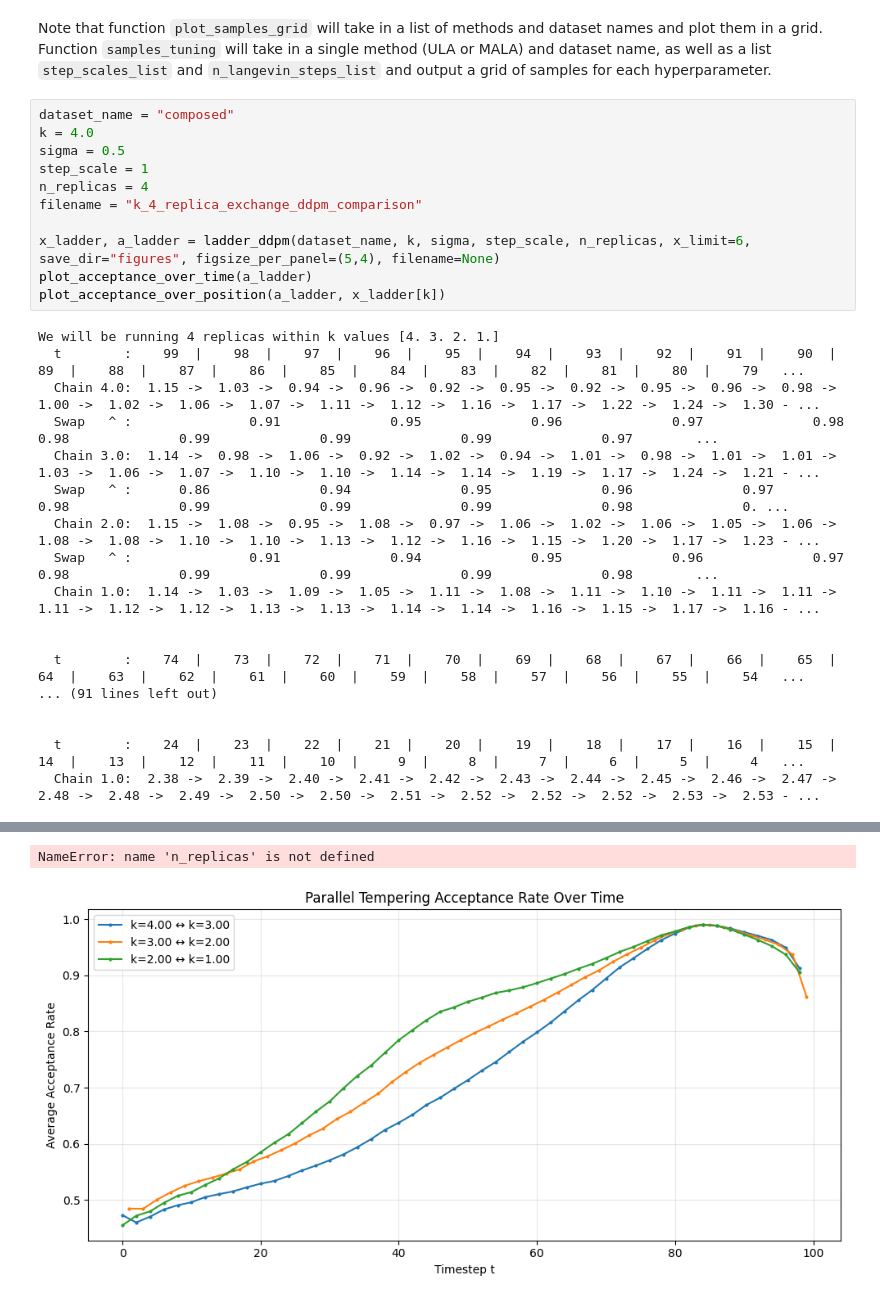
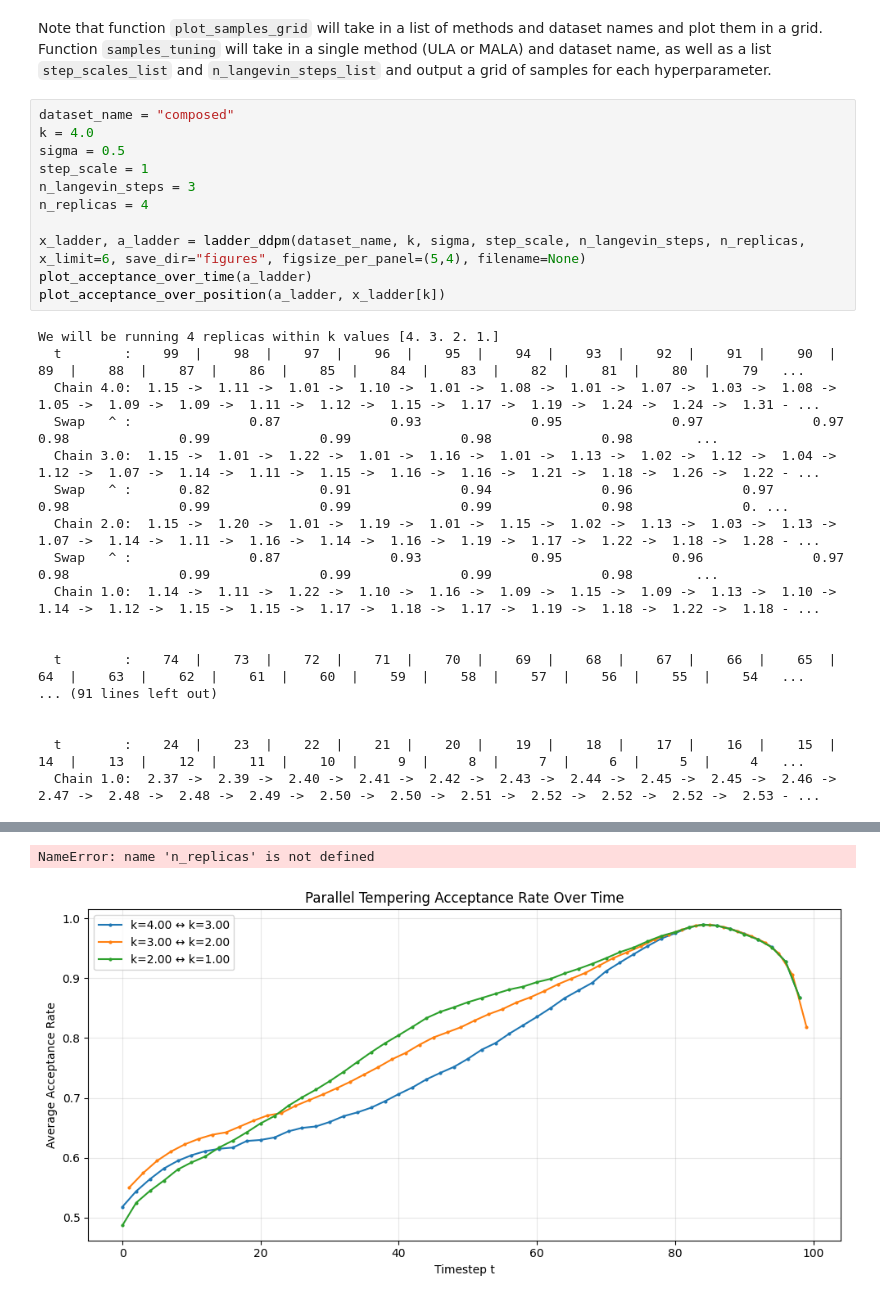
Before and after one commit to oatmeallover/parallel_tempering, a Jupyter notebook: tempered_energy.ipynb, the cells around one changed output, grey strips where cells are left out. Cells and saved outputs as stored; diff of their text form.

Commit message:
Parallel Tempering Chain with ULA

```diff
--- a/tempered_energy.ipynb
+++ b/tempered_energy.ipynb
@@ -17,22 +17,22 @@ dataset_name = "composed"
 k = 4.0
 sigma = 0.5
 step_scale = 1
+n_langevin_steps = 3
 n_replicas = 4
-filename = "k_4_replica_exchange_ddpm_comparison"
 
-x_ladder, a_ladder = ladder_ddpm(dataset_name, k, sigma, step_scale, n_replicas, x_limit=6, save_dir="figures", figsize_per_panel=(5,4), filename=None)
+x_ladder, a_ladder = ladder_ddpm(dataset_name, k, sigma, step_scale, n_langevin_steps, n_replicas, x_limit=6, save_dir="figures", figsize_per_panel=(5,4), filename=None)
 plot_acceptance_over_time(a_ladder)
 plot_acceptance_over_position(a_ladder, x_ladder[k])
 # %% [output]
 We will be running 4 replicas within k values [4. 3. 2. 1.]
   t        :    99  |    98  |    97  |    96  |    95  |    94  |    93  |    92  |    91  |    90  |    89  |    88  |    87  |    86  |    85  |    84  |    83  |    82  |    81  |    80  |    79   ...
-  Chain 4.0:  1.15 ->  1.03 ->  0.94 ->  0.96 ->  0.92 ->  0.95 ->  0.92 ->  0.95 ->  0.96 ->  0.98 ->  1.00 ->  1.02 ->  1.06 ->  1.07 ->  1.11 ->  1.12 ->  1.16 ->  1.17 ->  1.22 ->  1.24 ->  1.30 - ...
-  Swap   ^ :               0.91              0.95              0.96              0.97              0.98              0.98              0.99              0.99              0.99              0.97        ...
-  Chain 3.0:  1.14 ->  0.98 ->  1.06 ->  0.92 ->  1.02 ->  0.94 ->  1.01 ->  0.98 ->  1.01 ->  1.01 ->  1.03 ->  1.06 ->  1.07 ->  1.10 ->  1.10 ->  1.14 ->  1.14 ->  1.19 ->  1.17 ->  1.24 ->  1.21 - ...
-  Swap   ^ :      0.86              0.94              0.95              0.96              0.97              0.98              0.99              0.99              0.99              0.98              0. ...
-  Chain 2.0:  1.15 ->  1.08 ->  0.95 ->  1.08 ->  0.97 ->  1.06 ->  1.02 ->  1.06 ->  1.05 ->  1.06 ->  1.08 ->  1.08 ->  1.10 ->  1.10 ->  1.13 ->  1.12 ->  1.16 ->  1.15 ->  1.20 ->  1.17 ->  1.23 - ...
-  Swap   ^ :               0.91              0.94              0.95              0.96              0.97              0.98              0.99              0.99              0.99              0.98        ...
-  Chain 1.0:  1.14 ->  1.03 ->  1.09 ->  1.05 ->  1.11 ->  1.08 ->  1.11 ->  1.10 ->  1.11 ->  1.11 ->  1.11 ->  1.12 ->  1.12 ->  1.13 ->  1.13 ->  1.14 ->  1.14 ->  1.16 ->  1.15 ->  1.17 ->  1.16 - ...
+  Chain 4.0:  1.15 ->  1.11 ->  1.01 ->  1.10 ->  1.01 ->  1.08 ->  1.01 ->  1.07 ->  1.03 ->  1.08 ->  1.05 ->  1.09 ->  1.09 ->  1.11 ->  1.12 ->  1.15 ->  1.17 ->  1.19 ->  1.24 ->  1.24 ->  1.31 - ...
+  Swap   ^ :               0.87              0.93              0.95              0.97              0.97              0.98              0.99              0.99              0.98              0.98        ...
+  Chain 3.0:  1.15 ->  1.01 ->  1.22 ->  1.01 ->  1.16 ->  1.01 ->  1.13 ->  1.02 ->  1.12 ->  1.04 ->  1.12 ->  1.07 ->  1.14 ->  1.11 ->  1.15 ->  1.16 ->  1.16 ->  1.21 ->  1.18 ->  1.26 ->  1.22 - ...
+  Swap   ^ :      0.82              0.91              0.94              0.96              0.97              0.98              0.99              0.99              0.99              0.98              0. ...
+  Chain 2.0:  1.15 ->  1.20 ->  1.01 ->  1.19 ->  1.01 ->  1.15 ->  1.02 ->  1.13 ->  1.03 ->  1.13 ->  1.07 ->  1.14 ->  1.11 ->  1.16 ->  1.14 ->  1.16 ->  1.19 ->  1.17 ->  1.22 ->  1.18 ->  1.28 - ...
+  Swap   ^ :               0.87              0.93              0.95              0.96              0.97              0.98              0.99              0.99              0.99              0.98        ...
+  Chain 1.0:  1.14 ->  1.11 ->  1.22 ->  1.10 ->  1.16 ->  1.09 ->  1.15 ->  1.09 ->  1.13 ->  1.10 ->  1.14 ->  1.12 ->  1.15 ->  1.15 ->  1.17 ->  1.18 ->  1.17 ->  1.19 ->  1.18 ->  1.22 ->  1.18 - ...
 
 
   t        :    74  |    73  |    72  |    71  |    70  |    69  |    68  |    67  |    66  |    65  |    64  |    63  |    62  |    61  |    60  |    59  |    58  |    57  |    56  |    55  |    54   ...
@@ -40,4 +40,4 @@ We will be running 4 replicas within k values [4. 3. 2. 1.]
 
 
   t        :    24  |    23  |    22  |    21  |    20  |    19  |    18  |    17  |    16  |    15  |    14  |    13  |    12  |    11  |    10  |     9  |     8  |     7  |     6  |     5  |     4   ...
-  Chain 1.0:  2.38 ->  2.39 ->  2.40 ->  2.41 ->  2.42 ->  2.43 ->  2.44 ->  2.45 ->  2.46 ->  2.47 ->  2.48 ->  2.48 ->  2.49 ->  2.50 ->  2.50 ->  2.51 ->  2.52 ->  2.52 ->  2.52 ->  2.53 ->  2.53 - ...
+  Chain 1.0:  2.37 ->  2.39 ->  2.40 ->  2.41 ->  2.42 ->  2.43 ->  2.44 ->  2.45 ->  2.45 ->  2.46 ->  2.47 ->  2.48 ->  2.48 ->  2.49 ->  2.50 ->  2.50 ->  2.51 ->  2.52 ->  2.52 ->  2.52 ->  2.53 - ...
@@ -45,2 +45,2 @@ We will be running 4 replicas within k values [4. 3. 2. 1.]
 NameError: name 'n_replicas' is not defined
-[figure, old version]
+[figure, new version]
```
Also changed, not shown: parts of 1 cell of this notebook, 5 other files.
